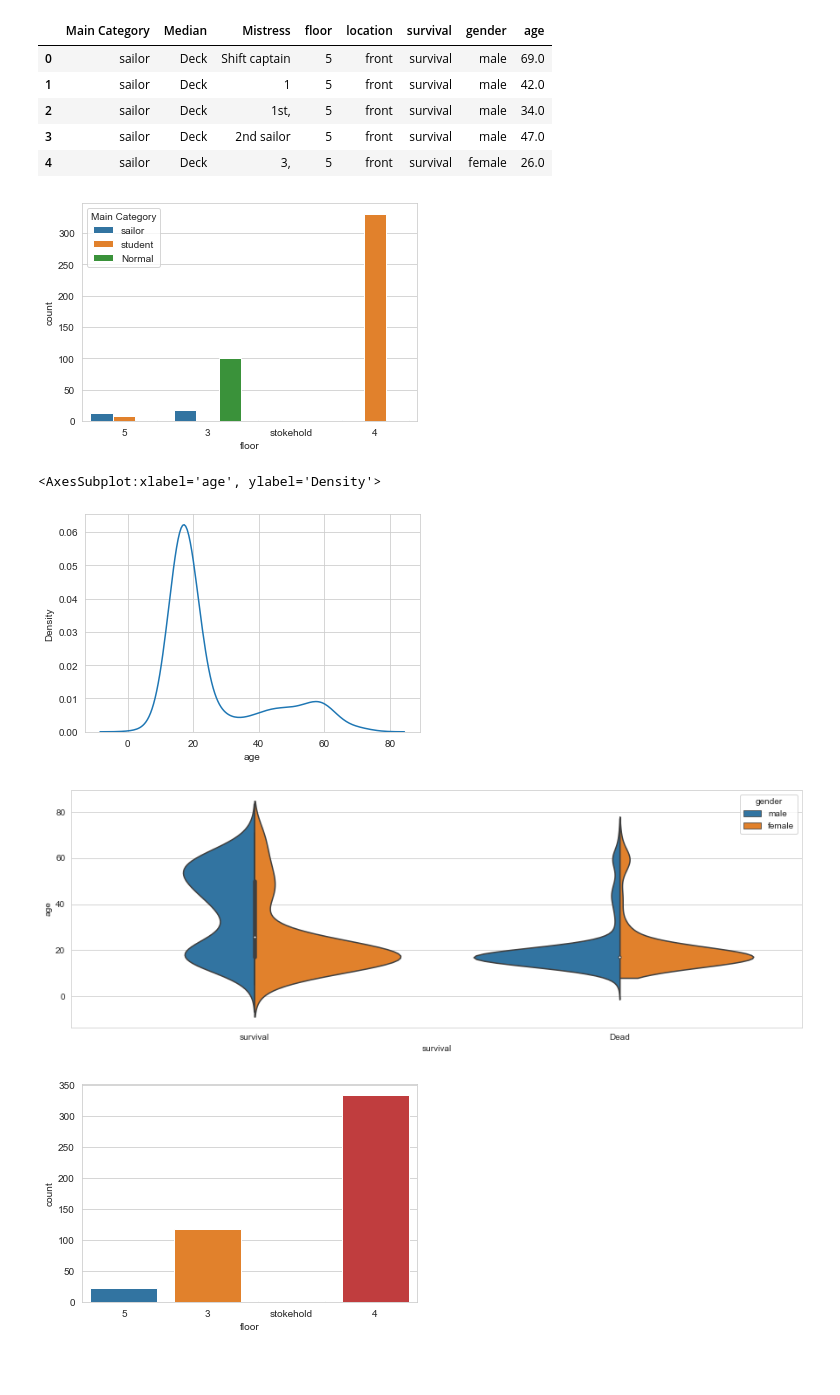
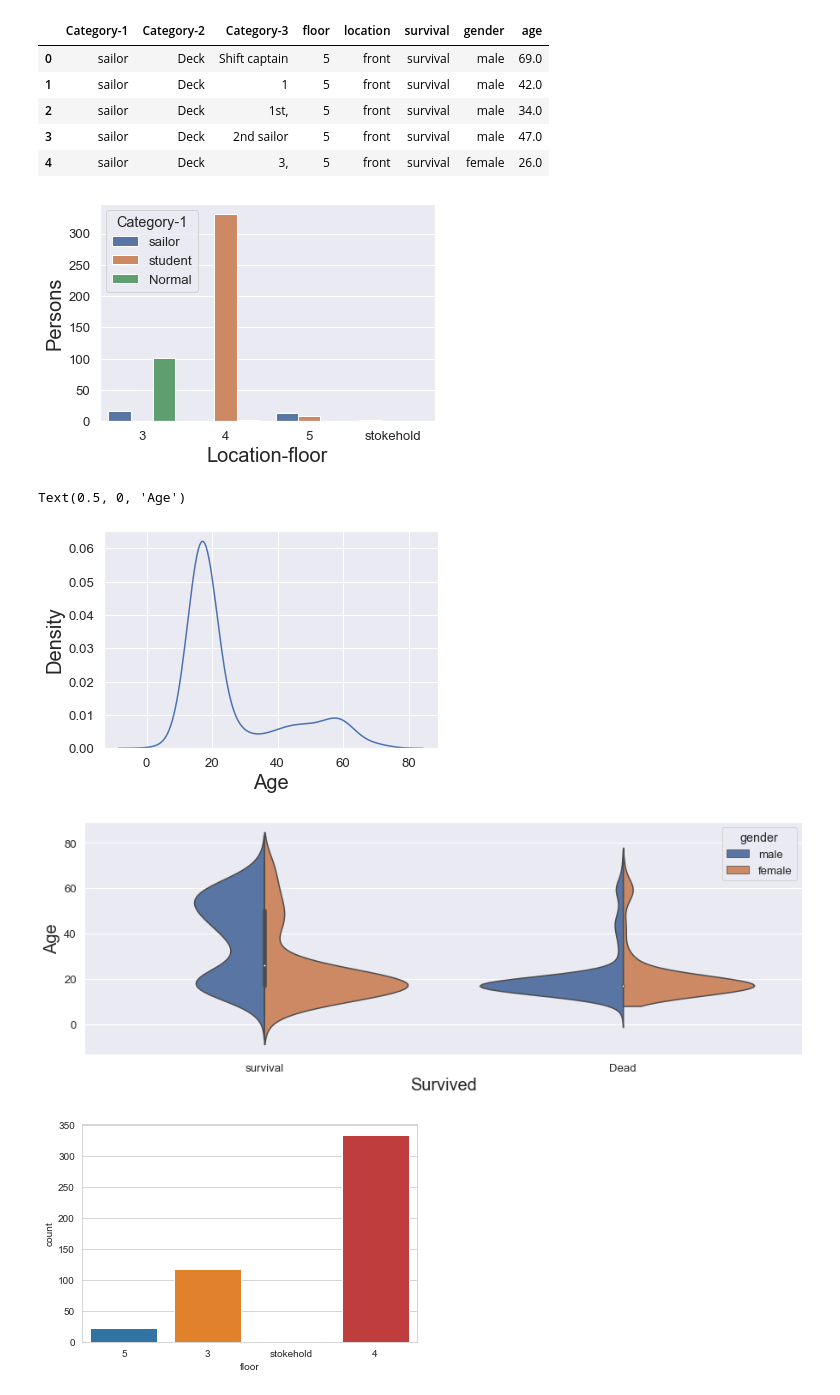
Before and after one commit to ljae/Moon, a Jupyter notebook: _ipynbs/Sewol_analysis.ipynb, the cells around one changed output. Saved outputs shown, nothing was run; the diff lists cells and outputs as text; code cells hidden in the pictures; blank space fills up the shorter version.

```diff
--- a/_ipynbs/Sewol_analysis.ipynb
+++ b/_ipynbs/Sewol_analysis.ipynb
@@ -24,11 +24,11 @@ for column in Sewol.columns:
         translations[element] = translator.translate(element).text
 Sewol.replace(translations, inplace = True)
 Sewol['age'] = Sewol_kr['나이']
-Sewol.rename(columns = {'Lifewater' : 'survival'}, inplace = True)
-Sewol['Main Category'] = Sewol['Main Category'].replace('Funnel','student')
+Sewol.rename(columns = {'Lifewater' : 'survival', 'Main Category' : 'Category-1','Median' :'Category-2','Mistress':'Category-3','survival':'survived'}, inplace = True)
+Sewol['Category-1'] = Sewol['Category-1'].replace('Funnel','student')
 Sewol.head()
 # %% [output]
-|  | Main Category | Median | Mistress | floor | location | survival | gender | age |
+|  | Category-1 | Category-2 | Category-3 | floor | location | survival | gender | age |
 | 0 | sailor | Deck | Shift captain | 5 | front | survival | male | 69.0 |
 | 1 | sailor | Deck | 1 | 5 | front | survival | male | 42.0 |
 | 2 | sailor | Deck | 1st, | 5 | front | survival | male | 34.0 |
@@ -37,23 +37,33 @@ Sewol.head()
 # %%
 Sewol['age'] = Sewol['age'].fillna(np.round(Sewol['age'].mean()))
 
 sns.set_style('whitegrid')
-sns.countplot(x="floor", hue="Main Category", data=Sewol)
+sns.set(font_scale = 1.2)
+S = sns.countplot(x="floor", hue="Category-1", data=Sewol, order=['3','4','5','stokehold'])
+S.set_ylabel("Persons", fontsize = 20)
+S.set_xlabel("Location-floor", fontsize = 20)
 plt.show()
 # %% [output]
-[figure, old version]
+[figure, new version]
 # %%
-sns.kdeplot(Sewol['age'])
+sns.set(font_scale = 1.2)
+S = sns.kdeplot(Sewol['age'])
+S.set_ylabel("Density", fontsize = 20)
+S.set_xlabel("Age", fontsize = 20)
 # %% [output]
-<AxesSubplot:xlabel='age', ylabel='Density'>
+Text(0.5, 0, 'Age')
-[figure, old version]
+[figure, new version]
 # %%
 fig = plt.figure(figsize=(15,5))
 ax = fig.add_subplot(1,1,1)
+sns.set(font_scale=1.2)
 ax = sns.violinplot(data=Sewol, y='age', hue='gender',split='true',x='survival')
+ax.set_xlabel("Survived", fontsize = 20)
+ax.set_ylabel("Age", fontsize = 20)
+
 plt.show()
 # %% [output]
-[figure, old version]
+[figure, new version]
 # %%
 sns.countplot(x="floor", data=Sewol)
 plt.show()
```
Also changed, not shown: 7 other files.
